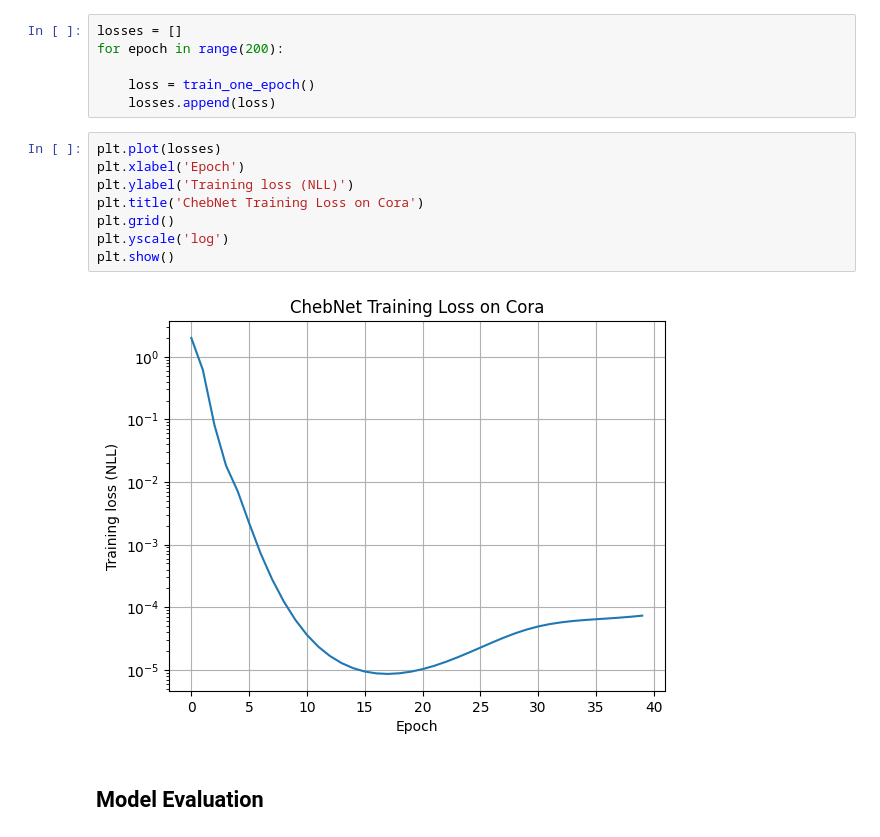
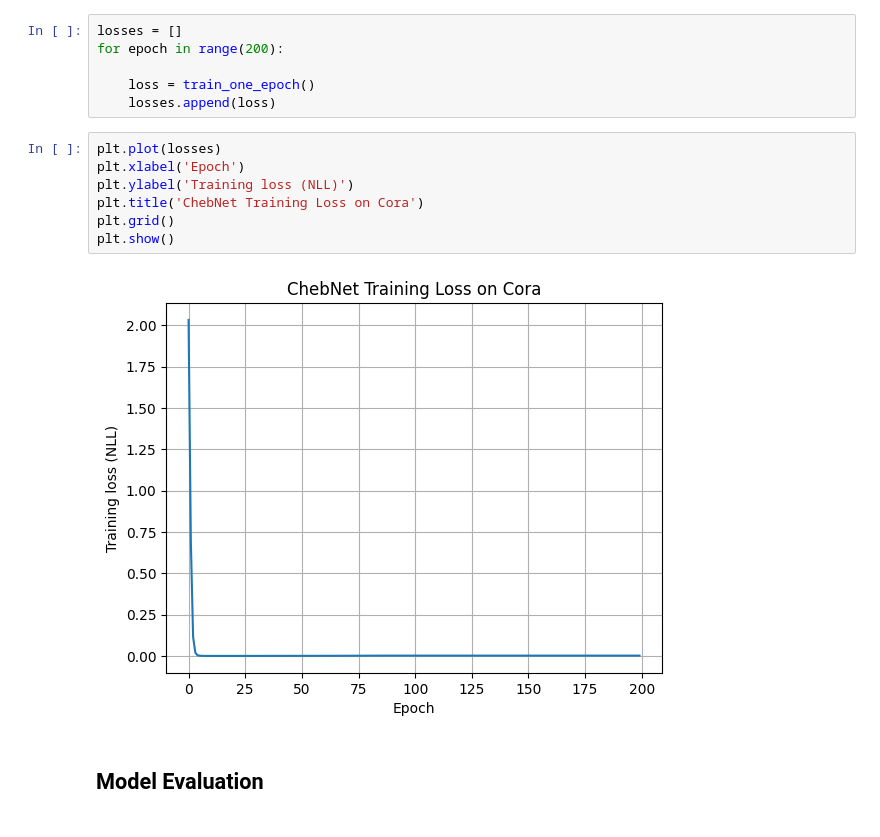
Before and after one commit to QuiteFiber93/eel6878, a Jupyter notebook: hw4/hwy.ipynb, the cells around one changed output. Cells and saved outputs as stored; diff of their text form.

Commit message:
TODO: Fix plots

```diff
--- a/hw4/hwy.ipynb
+++ b/hw4/hwy.ipynb
@@ -374,13 +374,12 @@ for epoch in range(200):
 # %%
 plt.plot(losses)
 plt.xlabel('Epoch')
 plt.ylabel('Training loss (NLL)')
 plt.title('ChebNet Training Loss on Cora')
 plt.grid()
-plt.yscale('log')
 plt.show()
 # %% [output]
-[figure, old version]
+[figure, new version]
 # %% [markdown]
 ## Model Evaluation
 # %%
```
Also changed, not shown: parts of 6 cells of this notebook.
